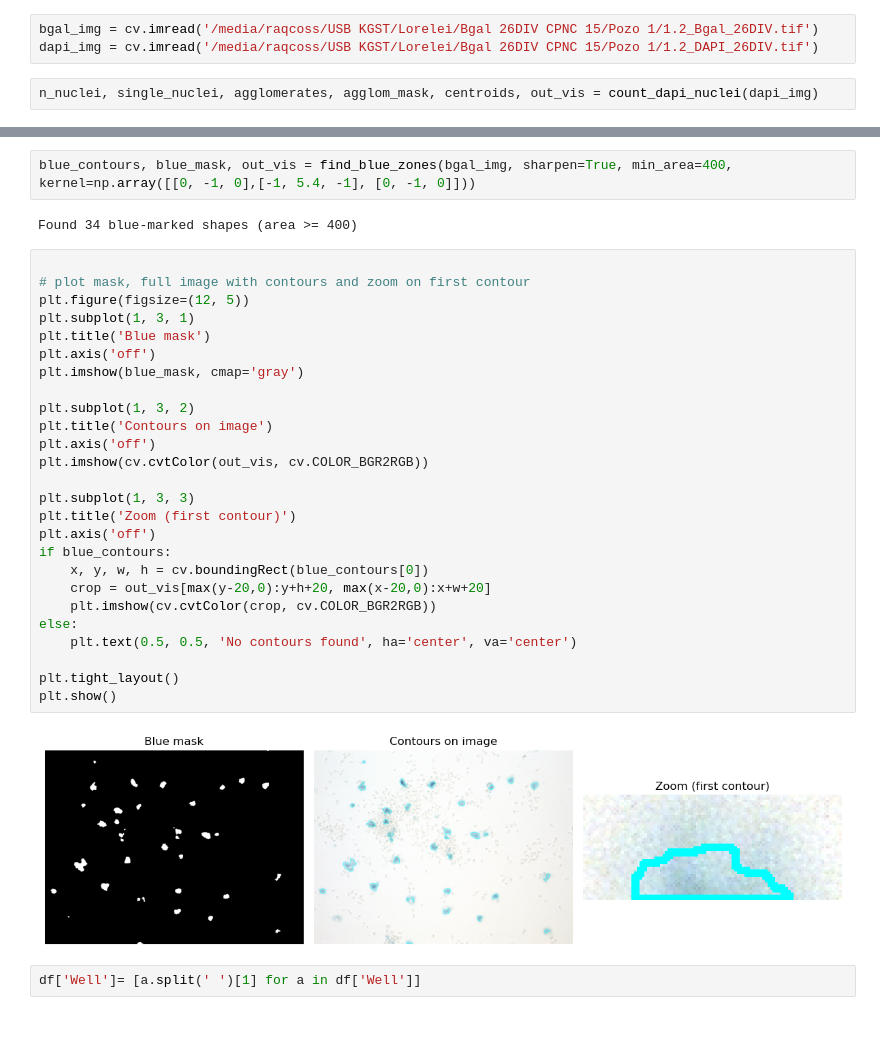
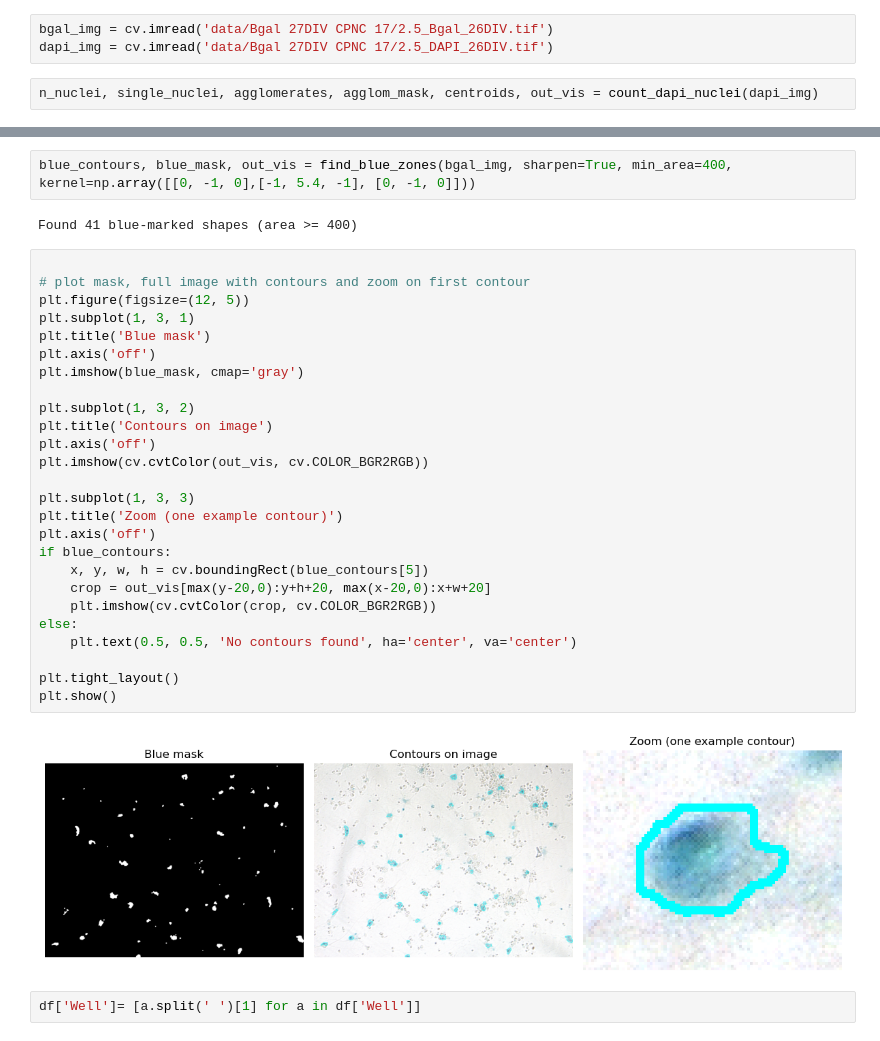
Before and after one commit to raqcoss/senescence-counter, a Jupyter notebook: sene_count.ipynb, the cells around one changed output, grey strips where cells are left out. Cells and saved outputs as stored; diff of their text form.

```diff
--- a/sene_count.ipynb
+++ b/sene_count.ipynb
@@ -312,6 +298,6 @@ inspect_folder(path_to_exp)
 # %%
-bgal_img = cv.imread('/media/raqcoss/USB KGST/Lorelei/Bgal 26DIV CPNC 15/Pozo 1/1.2_Bgal_26DIV.tif')
-dapi_img = cv.imread('/media/raqcoss/USB KGST/Lorelei/Bgal 26DIV CPNC 15/Pozo 1/1.2_DAPI_26DIV.tif')
+bgal_img = cv.imread('data/Bgal 27DIV CPNC 17/2.5_Bgal_26DIV.tif')
+dapi_img = cv.imread('data/Bgal 27DIV CPNC 17/2.5_DAPI_26DIV.tif')
 # %%
 n_nuclei, single_nuclei, agglomerates, agglom_mask, centroids, out_vis = count_dapi_nuclei(dapi_img)
 # %%
@@ -327,35 +313,35 @@ plt.show()
 # %%
 blue_contours, blue_mask, out_vis = find_blue_zones(bgal_img, sharpen=True, min_area=400, kernel=np.array([[0, -1, 0],[-1, 5.4, -1], [0, -1, 0]]))
 # %% [output]
-Found 34 blue-marked shapes (area >= 400)
+Found 41 blue-marked shapes (area >= 400)
 # %%
 
 # plot mask, full image with contours and zoom on first contour
 plt.figure(figsize=(12, 5))
 plt.subplot(1, 3, 1)
 plt.title('Blue mask')
 plt.axis('off')
 plt.imshow(blue_mask, cmap='gray')
 
 plt.subplot(1, 3, 2)
 plt.title('Contours on image')
 plt.axis('off')
 plt.imshow(cv.cvtColor(out_vis, cv.COLOR_BGR2RGB))
 
 plt.subplot(1, 3, 3)
-plt.title('Zoom (first contour)')
+plt.title('Zoom (one example contour)')
 plt.axis('off')
 if blue_contours:
-    x, y, w, h = cv.boundingRect(blue_contours[0])
+    x, y, w, h = cv.boundingRect(blue_contours[5])
     crop = out_vis[max(y-20,0):y+h+20, max(x-20,0):x+w+20]
     plt.imshow(cv.cvtColor(crop, cv.COLOR_BGR2RGB))
 else:
     plt.text(0.5, 0.5, 'No contours found', ha='center', va='center')
 
 plt.tight_layout()
 plt.show()
 # %% [output]
-[figure, old version]
+[figure, new version]
 # %%
 df['Well']= [a.split(' ')[1] for a in df['Well']]
 # %%
```
Also changed, not shown: parts of 9 cells of this notebook, 4 other files.
